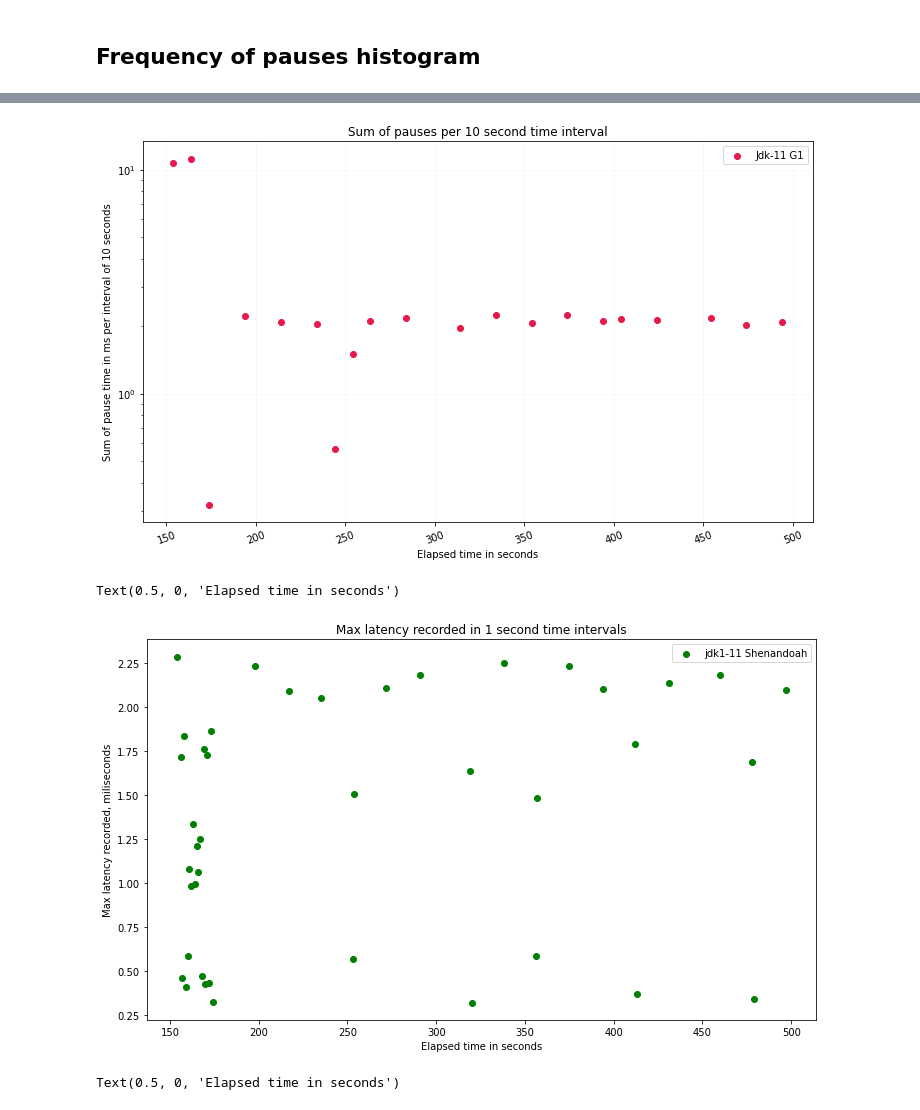
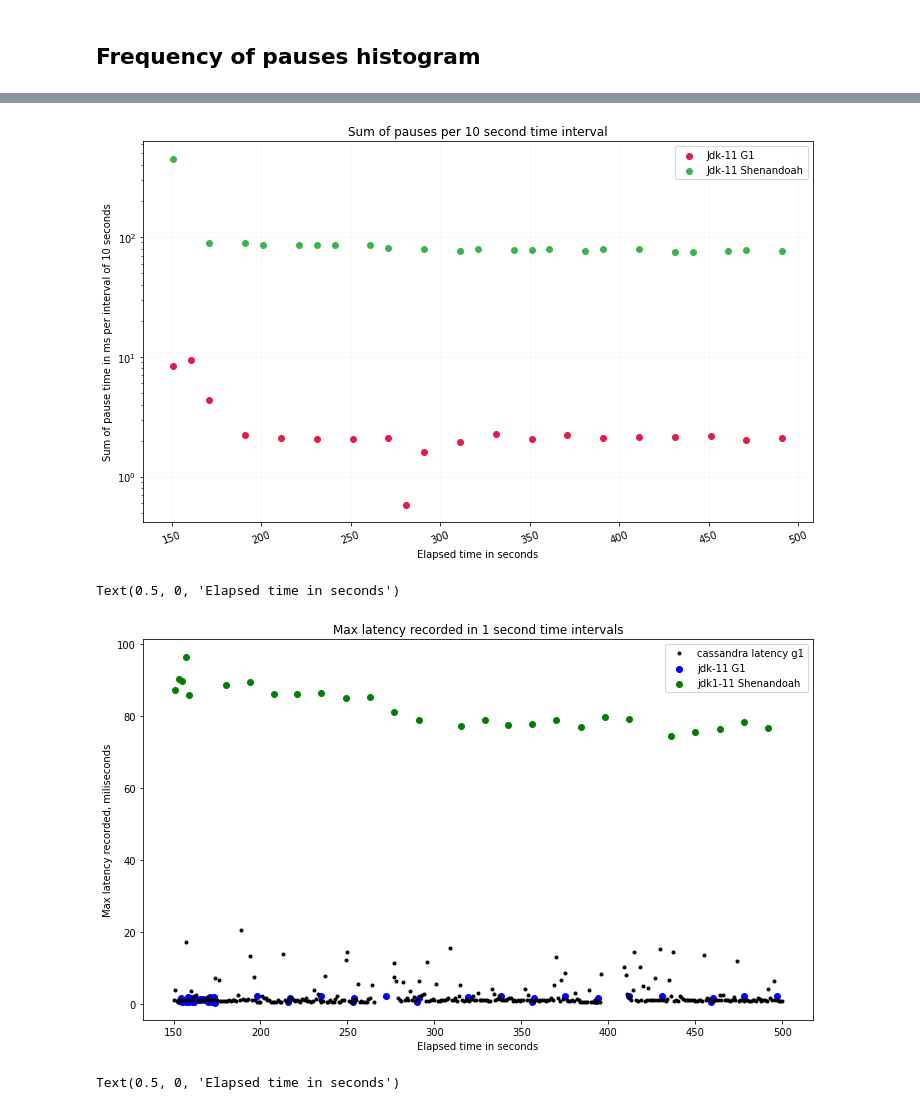
Before and after one commit to apple/GCGC, a Jupyter notebook: src/notebooks/analyze_logs_dev.ipynb, the cells around one changed output, grey strips where cells are left out. Cells and saved outputs as stored; diff of their text form; code cells hidden in the pictures.

Commit message:
Run with 4 plots on the same graph

```diff
--- a/src/notebooks/analyze_logs_dev.ipynb
+++ b/src/notebooks/analyze_logs_dev.ipynb
@@ -15,8 +15,8 @@ Note: The following edge cases are known and not handled automatically:
 #              "/Users/ellisbrown/Desktop/Project/cassandra-data/workloads/jdk16+shen/gc.log*"] # note the wildcards
 # labels = ["jdk11 Par", "jdk11 cms", "jdk11 G1", "jdk16 Shen"]
 
-filepaths = [ "../../cassandra-data/workloads/jdk11+shen/gc.log*"]
-    #"../../cassandra-data/workloads/jdk11+g1/gc.log*",
+filepaths = [ "../../cassandra-data/workloads/jdk11+shen/gc.log*",
+    "../../cassandra-data/workloads/jdk11+g1/gc.log*"]
 labels = ["Jdk-11 G1", "Jdk-11 Shenandoah"]
 time_range_seconds = [150, 500]
 
@@ -439,7 +438,7 @@ cassandra_g1_latency = cassandra_g1_latency.apply(scale_latency, axis = 1)
 #                     colors = ["blue", "green"])
 plot.set_yscale("log")
 # %% [output]
-[figure, old version]
+[figure, new version]
 # %%
 
 def scale_latency(value):
@@ -448,43 +447,43 @@ def scale_latency(value):
     return value
 
 cassandra_g1_latency = pd.read_csv("/Users/ellisbrown/Desktop/Project/cassandra-data/workloads/jdk11+g1/hdrlog_copy.csv")
 cassandra_g1_latency = cassandra_g1_latency.apply(scale_latency, axis = 1)
 cassandra_shenandoah_latency = pd.read_csv("/Users/ellisbrown/Desktop/Project/cassandra-data/workloads/jdk11+shen/hrdlog.csv")
 cassandra_shenandoah_latency = cassandra_shenandoah_latency.apply(scale_latency, axis = 1)
 
 def external_throughput(row):
     if "Max Latency" in row:
         # if row["Max Latency"] > 20:
             return True
     return False
-# plot = plot_scatter([cassandra_shenandoah_latency],
-#             column = "Max Latency",
-#             column_timing="Relative timestamp",
-#             labels = ["cassandra latency g1", "cassandra latency shen"],
-#             filter_by = external_throughput,
-#             colors = ["black", "black"])
+plot = plot_scatter([cassandra_shenandoah_latency, cassandra_g1_latency],
+            column = "Max Latency",
+            column_timing="Relative timestamp",
+            labels = ["cassandra latency g1", "cassandra latency shen"],
+            filter_by = external_throughput,
+            colors = ["black", "black"])
 
 
 
 def pauses_only_over_20(row):
     if "EventType" in row and "Duration_miliseconds" in row:
         if row["EventType"] == "Pause" :
             return True
     return False
 
 plot = plot_sum_pause_intervals(gc_event_dataframes,
                                 filter_by = pauses_only,
                                 interval_duration = 1,
-                                labels = ["jdk1-11 Shenandoah"],
-                                # plot = plot,
-                                colors = ["green"],
+                                labels = ["jdk-11 G1", "jdk1-11 Shenandoah"],
+                                plot = plot,
+                                colors = ["blue", "green"],
                                 remove_empty_intervals = True)
 plot.set_title("Max latency recorded in 1 second time intervals")
 plot.set_ylabel("Max latency recorded, miliseconds")
 plot.set_xlabel("Elapsed time in seconds")
 # %% [output]
 Text(0.5, 0, 'Elapsed time in seconds')
-[figure, old version]
+[figure, new version]
 # %%
 plot = plot_scatter([cassandra_g1_latency],
             column = "Max Latency",
```
Also changed, not shown: parts of 14 cells of this notebook.
